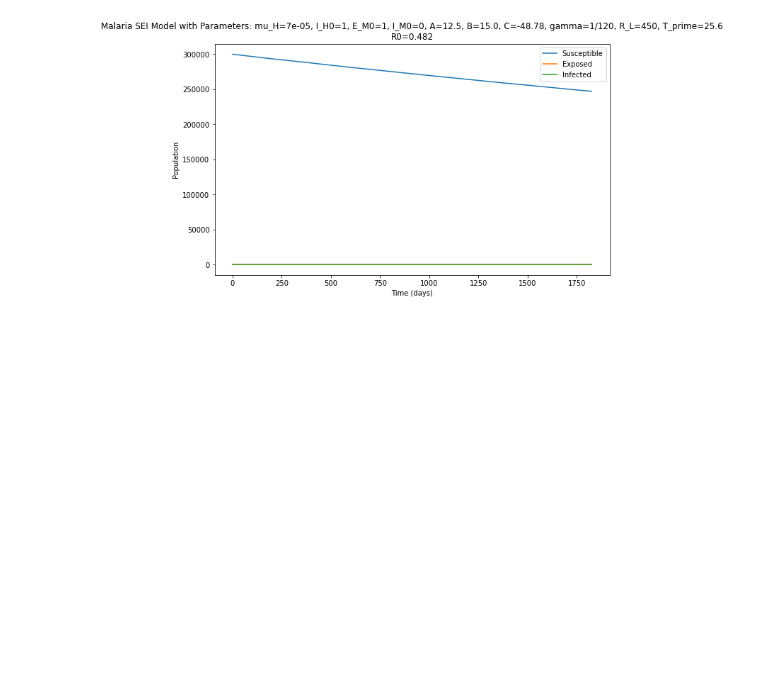
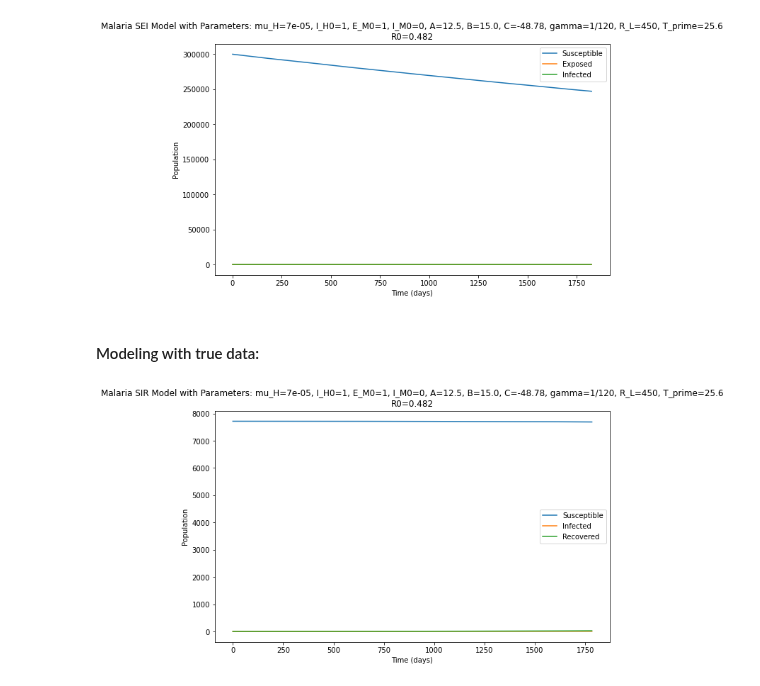
Before and after one commit to RaphaLevy/Study_on_Malaria_dynamics, a Jupyter notebook: transmission_dynamics_modeling/Population_Dynamics_Model_Mosqlimate_Data.ipynb, the cells around one changed output. Drawn from its saved outputs; the diff is of its cells as text; code cells hidden in the pictures; blank space fills up the shorter version.

Commit message:
Corrects initial population

```diff
--- a/transmission_dynamics_modeling/Population_Dynamics_Model_Mosqlimate_Data.ipynb
+++ b/transmission_dynamics_modeling/Population_Dynamics_Model_Mosqlimate_Data.ipynb
@@ -333,3 +333,5 @@ plt.legend()
 plt.show()
 # %% [output]
 [figure]
+# %% [markdown]
+#### Modeling with true data:
@@ -335,0 +436,26 @@ plt.show()
+# %%
+data_args = (df, T_prime, B_E, p_ME, p_ML, p_MP, tau_E, tau_P, c1, c2,
+                   D1, b1, A, B, C, b2, tau_H, DD, Tmin, gamma, R_L,
+                   N, M, E_M0, I_H0, I_M0, R_H0, mu_H)
+# %%
+t_eval = np.linspace(0, 1783, 1000)  # Evaluate the solution at 1000 points between 0 and 1783
+sol = solve_ivp(population_dynamics_model_actual_data, [0, 1783], [S_H0, I_H0, R_H0, S_M0, E_M0, I_M0], args=data_args, dense_output=True, t_eval=t_eval, method="DOP853")
+#sol
+
+times = sol.t
+S_H, I_H, R_H, S_M, E_M, I_M = sol.y
+
+plt.figure(figsize=(10, 6))
+plt.plot(times, S_H, label='Susceptible')
+plt.plot(times, I_H, label='Infected')
+plt.plot(times, R_H, label='Recovered')
+
+plt.xlabel('Time (days)')
+plt.ylabel('Population')
+plt.title(f'Malaria SIR Model with Parameters: mu_H={round(mu_H, 5)}, I_H0={I_H0}, E_M0={E_M0}, I_M0={I_M0}, A={round(A, 2)}, B={round(B, 2)}, C={round(C, 2)}, gamma={gamma}, R_L={R_L}, T_prime={round(T_prime, 2)}\nR0={round(initial_R0_full, 3)}')
+
+plt.legend()
+
+plt.show()
+# %% [output]
+[figure, added]
```
Also changed, not shown: parts of 5 cells of this notebook.
